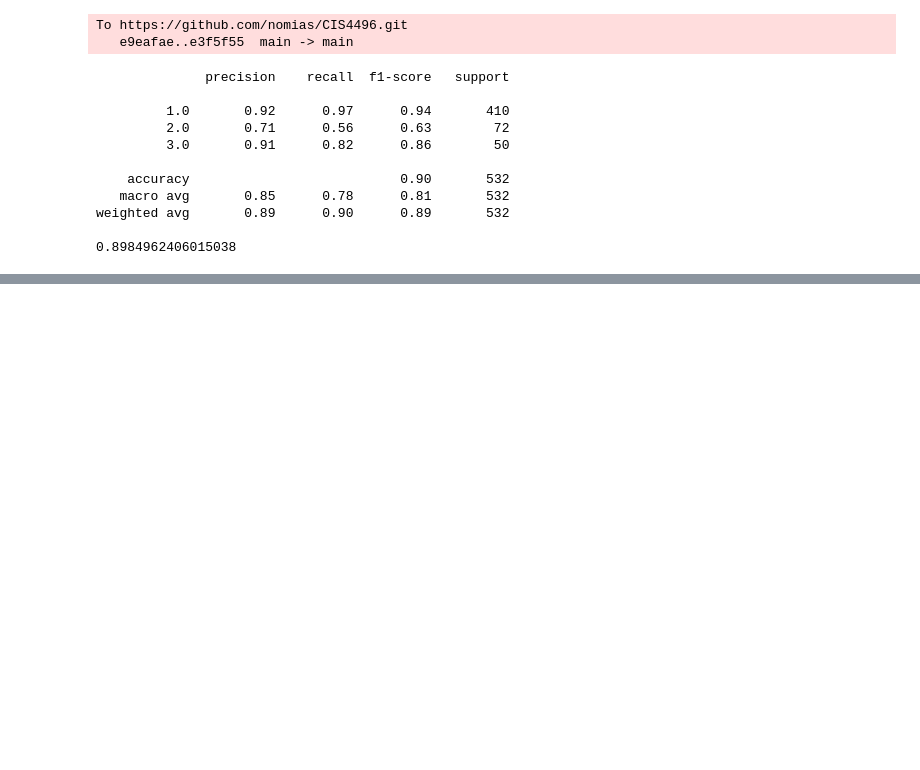
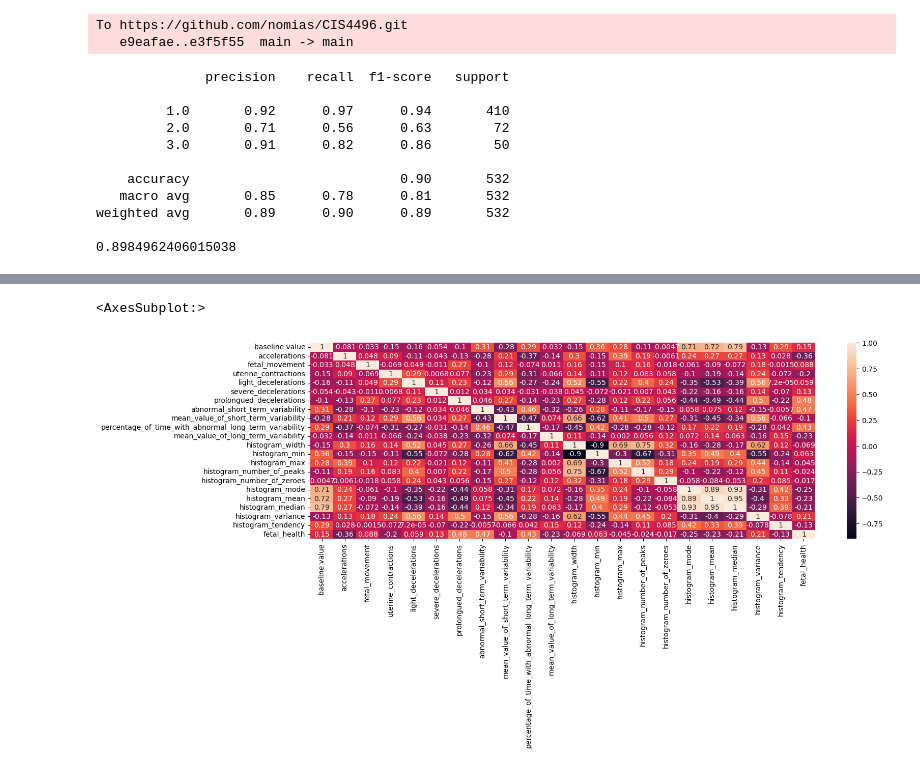
Before and after one commit to nomias/CIS4496, a Jupyter notebook: Lab01.ipynb, the cells around one changed output, grey strips where cells are left out. Cells and saved outputs as stored; diff of their text form; code cells hidden in the pictures; blank space fills up the shorter version.

```diff
--- a/Lab01.ipynb
+++ b/Lab01.ipynb
@@ -242,0 +255,7 @@ weighted avg       0.89      0.90      0.89       532
+# %%
+plt.figure(figsize = (16,5))
+corr = df.select_dtypes('number').corr()
+sn.heatmap(corr,annot=True)
+# %% [output]
+<AxesSubplot:>
+[figure, added]
```
Also changed, not shown: parts of 3 cells of this notebook.
